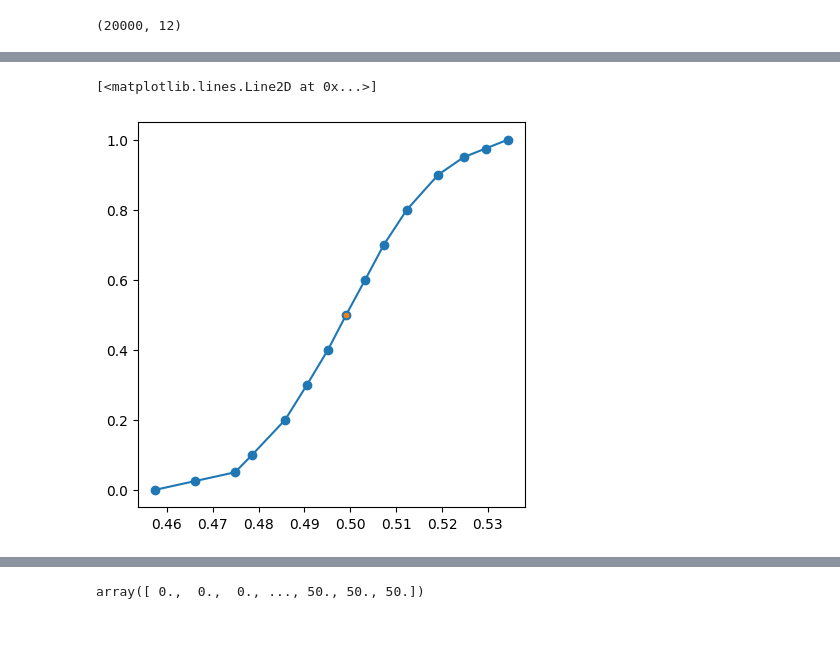
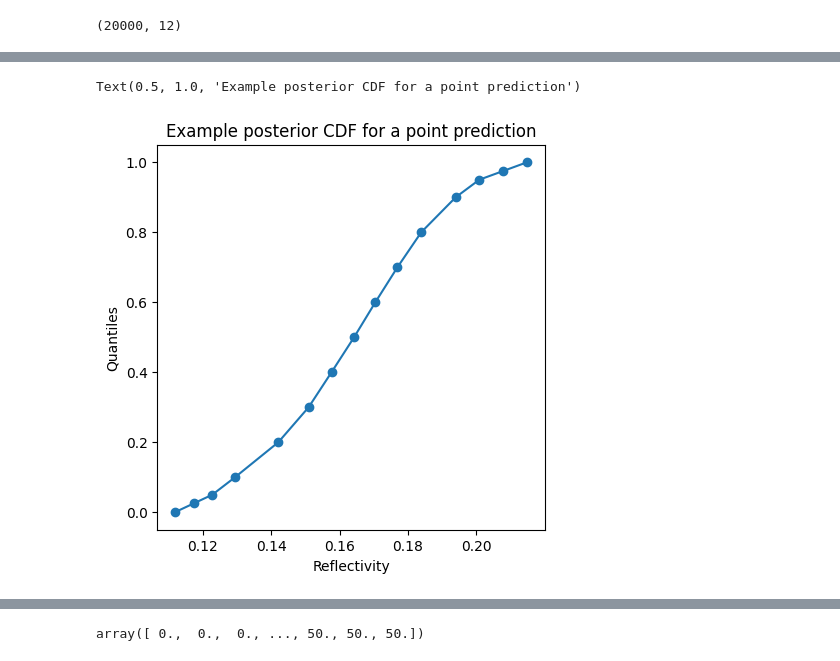
Before and after one commit to chiara-aisweden/cloud_rm, a Jupyter notebook: Cloud_rm/evaluate_model.ipynb, the cells around one changed output, grey strips where cells are left out. Drawn from its saved outputs; the diff is of its cells as text; code cells hidden in the pictures; blank space fills up the shorter version.

```diff
--- a/Cloud_rm/evaluate_model.ipynb
+++ b/Cloud_rm/evaluate_model.ipynb
@@ -266,8 +266,8 @@ test_indices=X_test.index
 df_test=df.loc[test_indices]
 
 df_post=df_test[(df_test['COT']<3)&(df_test['COT']>2.5)]
-df_post=df_test[(df_test['COT']<50)&(df_test['COT']>40)]
-df_post=df_test[(df_test['COT']==0)]
+#df_post=df_test[(df_test['COT']<50)&(df_test['COT']>40)]
+#df_post=df_test[(df_test['COT']==0)]
 # %%
 X_post=df_post[X_labels].to_numpy()
 y_post=df_post[y_labels].to_numpy()
@@ -293,8 +293,8 @@ quantiles=np.array([0.025,0.05, 0.1, 0.2, 0.3, 0.4, 0.5, 0.6, 0.7, 0.8, 0.9, 0.9
 quantiles_01=np.array([0,0.1,0.2,0.3,0.4,0.5,0.6,0.7,0.8,0.9,1])
 quantiles_01=np.array([0,0.05,0.1,0.2,0.3,0.4,0.5,0.6,0.7,0.8,0.9,0.95,1])
 quantiles_01=np.array([0,0.025,0.05, 0.1, 0.2, 0.3, 0.4, 0.5, 0.6, 0.7, 0.8, 0.9, 0.95,0.975,1])
-example_cdf_ix=3 #For clear pixel
-#example_cdf_ix=2 #For thin pixel
+#example_cdf_ix=3 #For clear pixel
+example_cdf_ix=2 #For thin pixel
 #example_cdf_ix=14 #For thick pixel
 
 example_cdf=pred_y_post_s[example_cdf_ix,b,:]
@@ -319,7 +319,10 @@ example_pdf_extra[-1]=0
 # %%
 plt.rcParams["figure.figsize"] = [5, 5]
 plt.plot(example_cdf_01,quantiles_01,'-o')
-plt.plot(y_post_s[example_cdf_ix,b],0.5,'.')
+#plt.plot(y_post_s[example_cdf_ix,b],0.5,'.')
+plt.xlabel('Reflectivity')
+plt.ylabel('Quantiles')
+plt.title('Example posterior CDF for a point prediction')
 # %% [output]
-[<matplotlib.lines.Line2D at 0x...>]
+Text(0.5, 1.0, 'Example posterior CDF for a point prediction')
-[figure, old version]
+[figure, new version]
```
Also changed, not shown: parts of 16 cells of this notebook, 1 other file.
